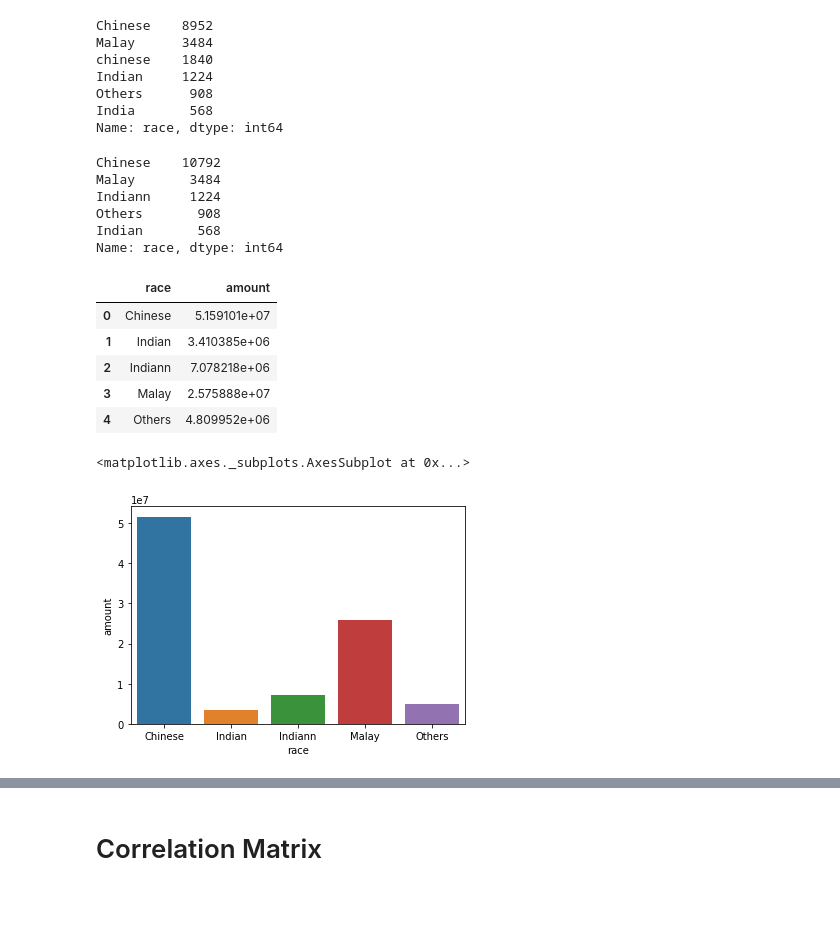
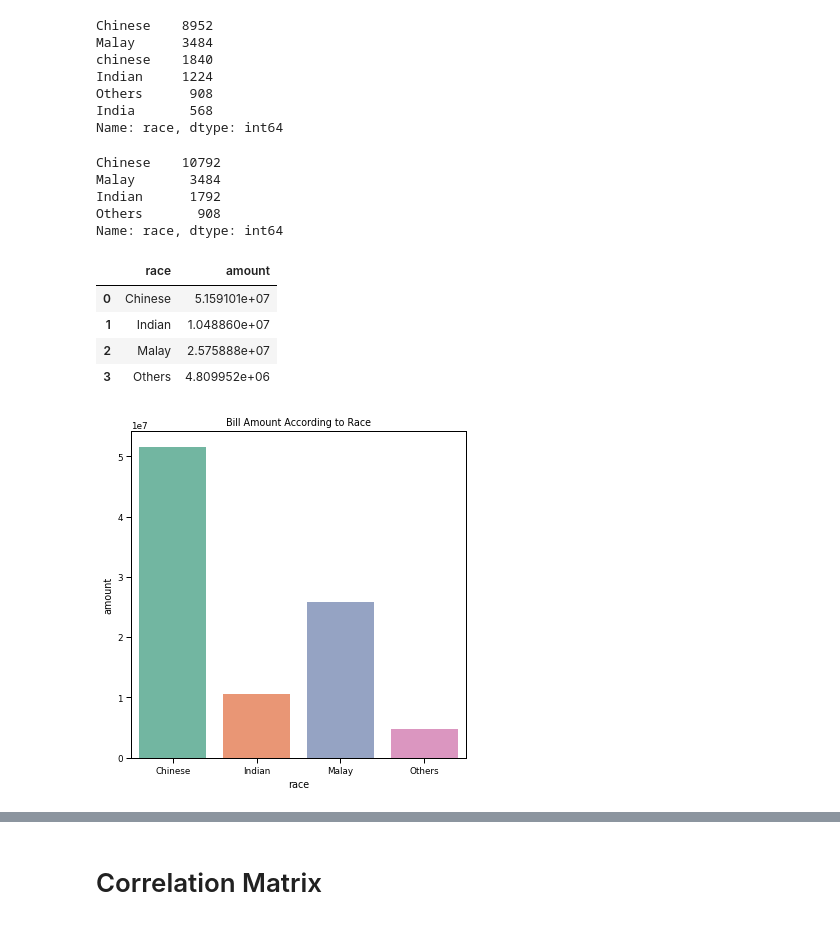
Before and after one commit to pooj23/PythonHolmuskAssignment, a Jupyter notebook: holmusk.ipynb, the cells around one changed output, grey strips where cells are left out. Drawn from its saved outputs; the diff is of its cells as text; code cells hidden in the pictures.

Commit message:
Changes to age column and EDA visuals

```diff
--- a/holmusk.ipynb
+++ b/holmusk.ipynb
@@ -227,3 +213,0 @@ final_data.shape
-# %%
-#drop unnecessary columns
-final_data = final_data.drop(['date_of_admission_x', 'date_of_admission_y','date_of_discharge'], axis=1)
@@ -270,8 +243,8 @@ m         1064
 f          592
 Name: gender, dtype: int64
 # %%
-final_data["gender"]= final_data["gender"].str.replace("Male", "m", case = True)
-final_data["gender"]= final_data["gender"].str.replace("Female", "f", case = True)
+final_data["gender"]= final_data["gender"].str.replace("Male", "m")
+final_data["gender"]= final_data["gender"].str.replace("Female", "f")
 # %%
 final_data['gender'].value_counts()
 # %% [output]
@@ -292,0 +261,5 @@ sns.barplot(data=billing_cost_by_gender, x="gender", y="amount")
+# %%
+plt.figure(figsize=(4,6))
+sns.barplot(data=billing_cost_by_gender, x="gender", y="amount", palette=("Paired"))
+sns.set_context('paper')
+plt.title('Bill Amount According to Gender');
@@ -304,16 +279,16 @@ India       568
 Name: race, dtype: int64
 # %%
 #Rename duplicate races such as Chinese and chinese so that they can be merged into one category
-final_data["race"]= final_data["race"].str.replace("chinese", "Chinese", case = True)
-final_data["race"]= final_data["race"].str.replace("India", "Indian", case = True)
+final_data["race"]= final_data["race"].str.replace("chinese", "Chinese")
+final_data["race"]= final_data["race"].str.replace("India", "Indian")
+final_data["race"]= final_data["race"].str.replace("Indiann", "Indian")
 # %%
 final_data['race'].value_counts() #Checking if the appropriate changes have been made
 # %% [output]
 Chinese    10792
 Malay       3484
-Indiann     1224
+Indian      1792
 Others       908
-Indian       568
 Name: race, dtype: int64
 # %%
 #Grouping the bill amount by race
@@ -322,13 +297,13 @@ billing_cost_by_race
 # %% [output]
 |  | race | amount |
 | 0 | Chinese | 5.159101e+07 |
-| 1 | Indian | 3.410385e+06 |
-| 2 | Indiann | 7.078218e+06 |
-| 3 | Malay | 2.575888e+07 |
-| 4 | Others | 4.809952e+06 |
+| 1 | Indian | 1.048860e+07 |
+| 2 | Malay | 2.575888e+07 |
+| 3 | Others | 4.809952e+06 |
 # %%
 #plotting the data
-sns.barplot(data=billing_cost_by_race, x="race", y="amount")
+plt.figure(figsize=(6,6))
+sns.barplot(data=billing_cost_by_race, x="race", y="amount", palette=("Set2"))
+plt.title('Bill Amount According to Race');
 # %% [output]
-<matplotlib.axes._subplots.AxesSubplot at 0x...>
-[figure, old version]
+[figure, new version]
```
Also changed, not shown: parts of 32 cells of this notebook.
